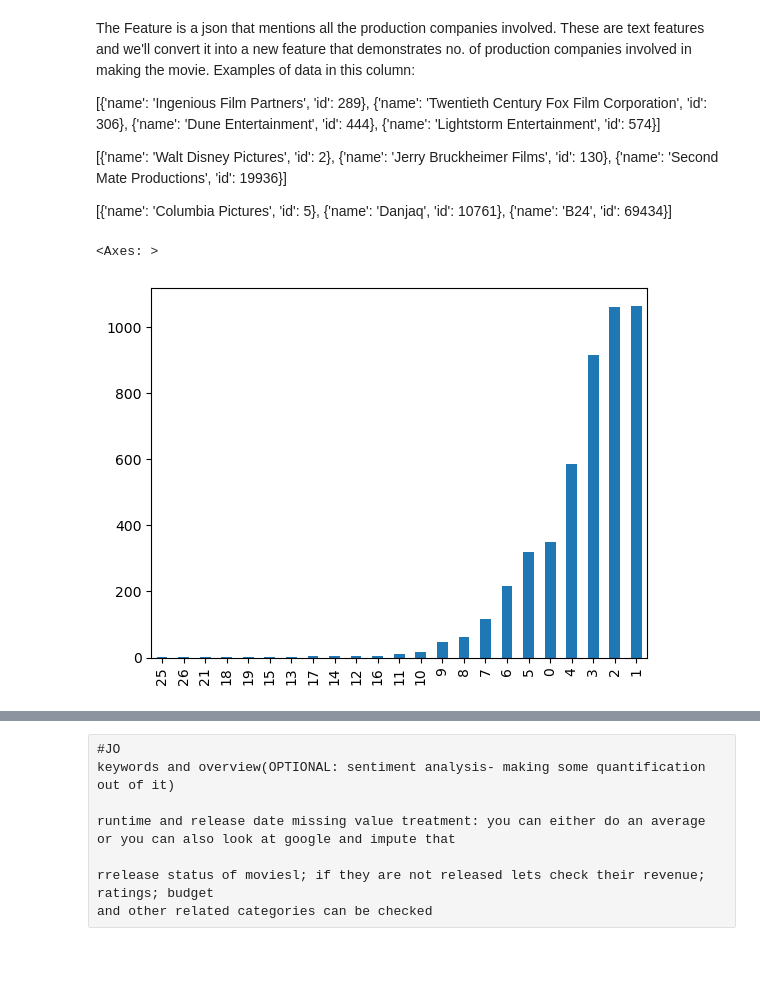
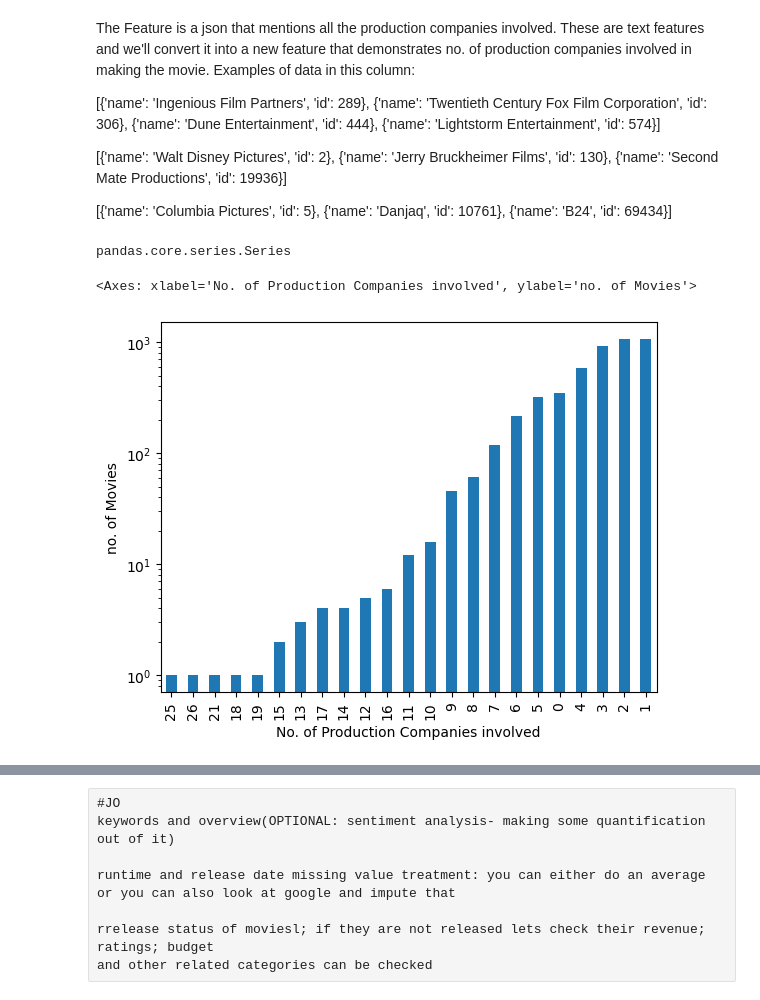
Before and after one commit to UTDRON/DIC_587, a Jupyter notebook: cleaning genre column.ipynb, the cells around one changed output, grey strips where cells are left out. Saved outputs shown, nothing was run; the diff lists cells and outputs as text; code cells hidden in the pictures; blank space fills up the shorter version.

```diff
--- a/cleaning genre column.ipynb
+++ b/cleaning genre column.ipynb
@@ -123,11 +123,17 @@ num_prod_comp = []
 for i in range(len(df_movie)):
     num_prod_comp.append(len(json.loads(df_movie.production_companies[i])))
 df_movie["num_of_production_companies"] = num_prod_comp
+# %%
+type(df_movie.num_of_production_companies.value_counts().sort_values())
+# %% [output]
+pandas.core.series.Series
 # %%
-df_movie.num_of_production_companies.value_counts().sort_values().plot(kind = 'bar')
+df_movie.num_of_production_companies.value_counts().sort_values().plot(kind = 'bar', logy = True,
+                                                                       xlabel = "No. of Production Companies involved",
+                                                                      ylabel = "no. of Movies")
 # %% [output]
-<Axes: >
+<Axes: xlabel='No. of Production Companies involved', ylabel='no. of Movies'>
-[figure, old version]
+[figure, new version]
 # %%
 df_movie.head()
 # %% [output]
```
Also changed, not shown: parts of 14 cells of this notebook, 1 other file.
